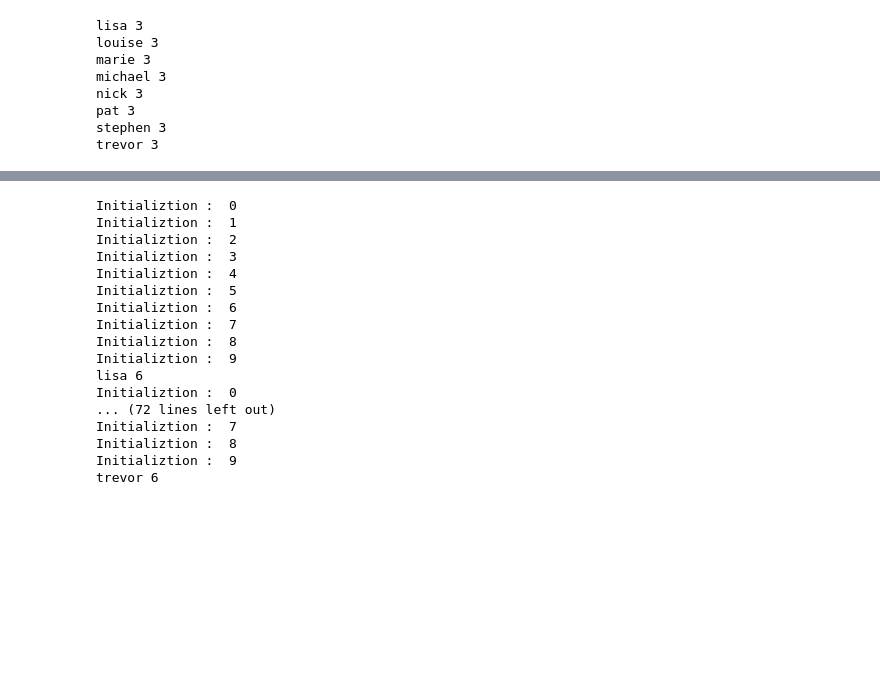
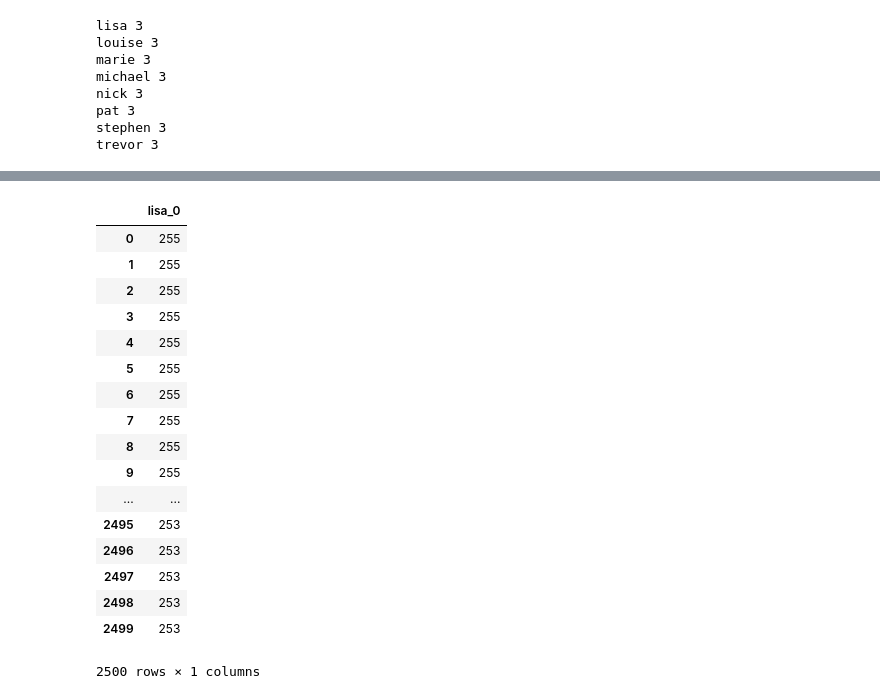
Before and after one commit to amsborse/Face-Recognition, a Jupyter notebook: L1 - PCA Face Recognition.ipynb, the cells around one changed output, grey strips where cells are left out. Saved outputs shown, nothing was run; the diff lists cells and outputs as text; code cells hidden in the pictures; blank space fills up the shorter version.

```diff
--- a/L1 - PCA Face Recognition.ipynb
+++ b/L1 - PCA Face Recognition.ipynb
@@ -221,0 +264,4 @@ trevor 3
+# %%
+for i in ddtest:
+    ddtest[i] = pd.DataFrame(ddtest[i])
+    ddtest[i] = ddtest[i].T
@@ -222,3 +294,24 @@ trevor 3
+# %%
+dddtest[['lisa_0']]
+# %% [output]
+|  | lisa_0 |
+| 0 | 255 |
+| 1 | 255 |
+| 2 | 255 |
+| 3 | 255 |
+| 4 | 255 |
+| 5 | 255 |
+| 6 | 255 |
+| 7 | 255 |
+| 8 | 255 |
+| 9 | 255 |
+| ... | ... |
+| 2495 | 253 |
+| 2496 | 253 |
+| 2497 | 253 |
+| 2498 | 253 |
+| 2499 | 253 |
+2500 rows × 1 columns
 # %%
 # df = pd.DataFrame.from_dict(dd, orient='index')
 # %%
@@ -280,28 +373,3 @@ trevor 3
 # Qprop,Bprop,l_best = l1pca_SBF_rank1_simplified(dfX.T,10)
 # %%
 # Qprop
-# %%
-dfrL1 = pd.DataFrame()
-for i in ddtrain:
-    dfX = pd.DataFrame(ddtrain[i])
-    Qprop,Bprop,l_best = l1pca_SBF_rank1_simplified(dfX.T,10)
-    print(i,l_best)
-    dfrL1[i] = Qprop[0].values
-# %% [output]
-Initializtion :  0
-Initializtion :  1
-Initializtion :  2
-Initializtion :  3
-Initializtion :  4
-Initializtion :  5
-Initializtion :  6
-Initializtion :  7
-Initializtion :  8
-Initializtion :  9
-lisa 6
-Initializtion :  0
-... (72 lines left out)
-Initializtion :  7
-Initializtion :  8
-Initializtion :  9
-trevor 6
```
Also changed, not shown: parts of 35 cells of this notebook.
